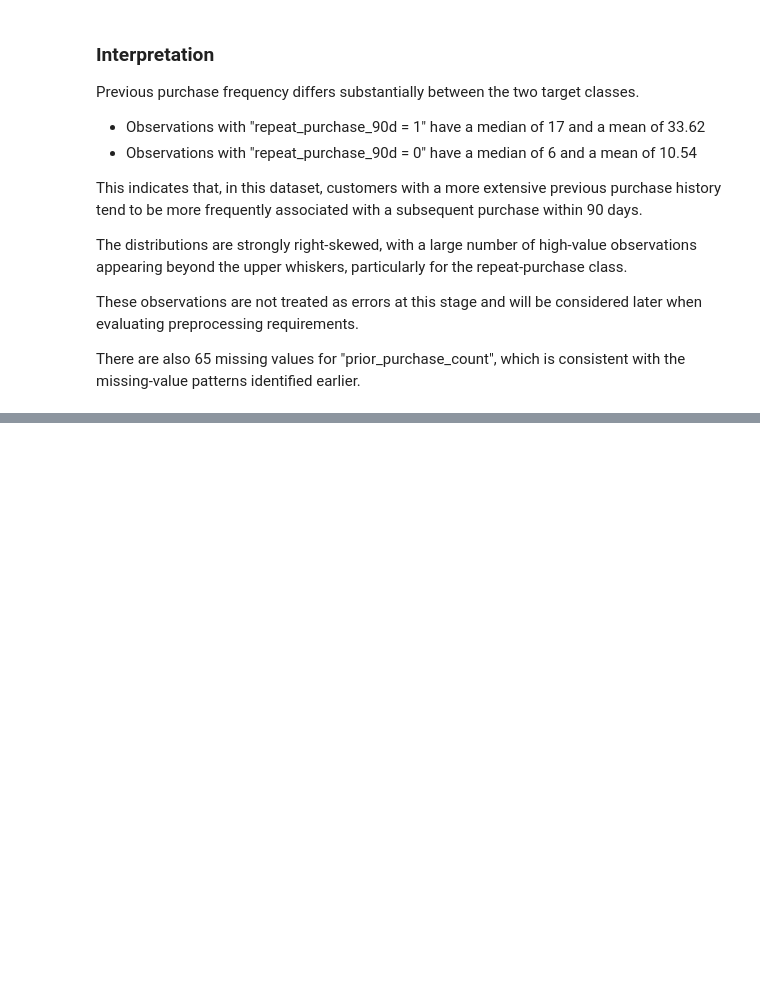
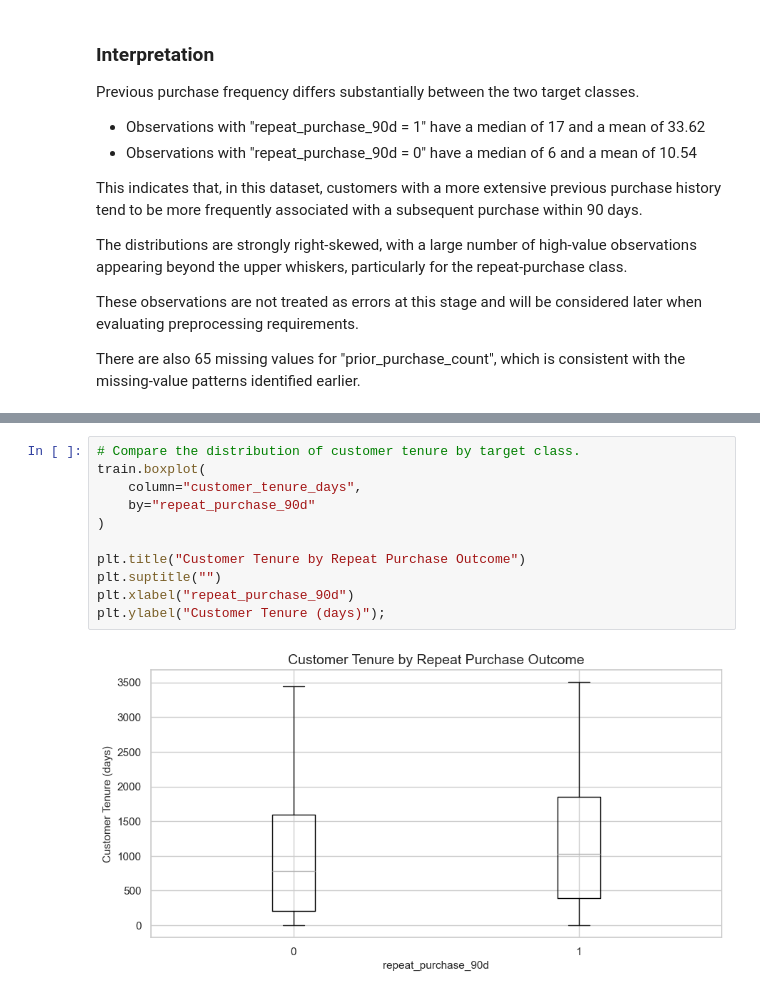
Before and after one commit to PedroHSantos20/ml-repeat-purchase, a Jupyter notebook: notebooks/01_eda.ipynb, the cells around one changed output, grey strips where cells are left out. Cells and saved outputs as stored; diff of their text form; blank space fills up the shorter version.

```diff
--- a/notebooks/01_eda.ipynb
+++ b/notebooks/01_eda.ipynb
@@ -1252,0 +1317,13 @@ There are also 65 missing values for "prior_purchase_count", which is consistent
+# %%
+# Compare the distribution of customer tenure by target class.
+train.boxplot(
+    column="customer_tenure_days",
+    by="repeat_purchase_90d"
+)
+
+plt.title("Customer Tenure by Repeat Purchase Outcome")
+plt.suptitle("")
+plt.xlabel("repeat_purchase_90d")
+plt.ylabel("Customer Tenure (days)");
+# %% [output]
+[figure, added]
```
Also changed, not shown: parts of 40 cells of this notebook.
